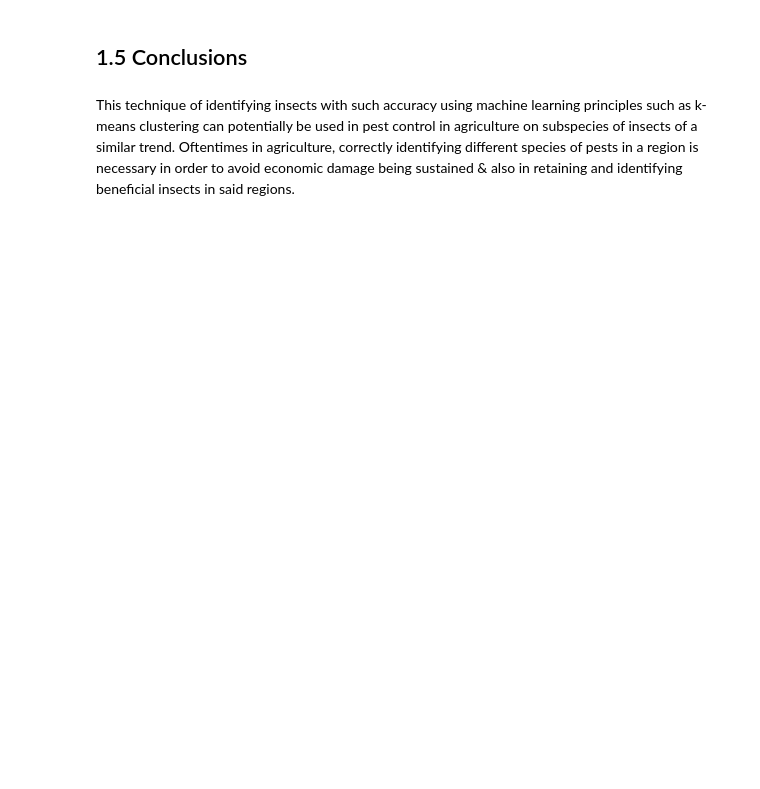
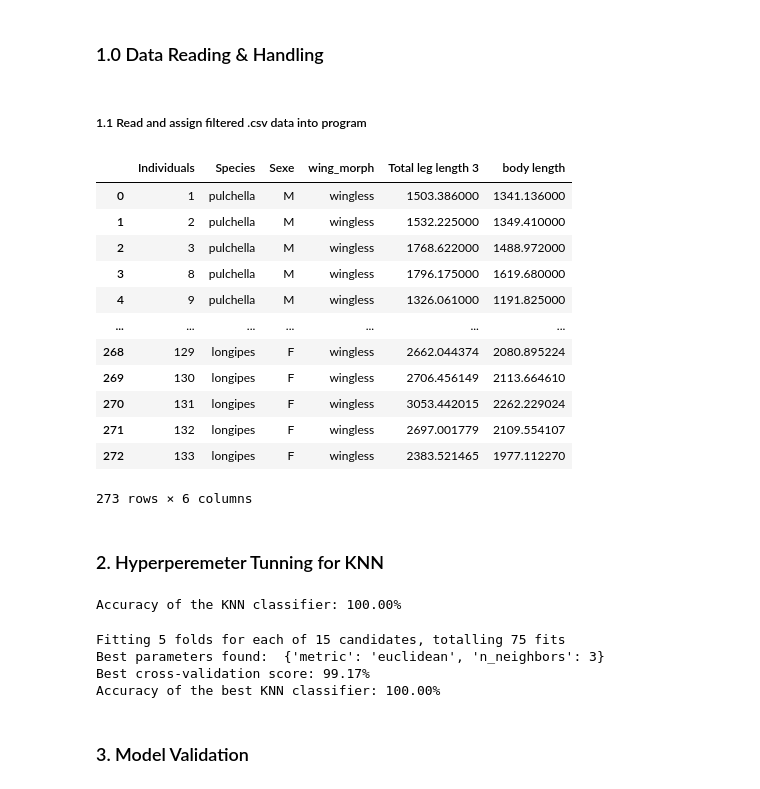
Before and after one commit to LNkholise/Data-classification-projects, a Jupyter notebook: Water_striders/Water_Strider classification by species.ipynb, the cells around one changed output. Drawn from its saved outputs; the diff is of its cells as text; code cells hidden in the pictures; blank space fills up the shorter version.

Commit message:
Changed the analysis from K means to KNN

```diff
--- a/Water_striders/Water_Strider classification by species.ipynb
+++ b/Water_striders/Water_Strider classification by species.ipynb
@@ -95,4 +0,0 @@ Text(0, 0.5, 'total leg length')
-# %% [markdown]
-## 1.5 Conclusions
-# %% [markdown]
-This technique of identifying insects with such accuracy using machine learning principles such as k-means clustering can potentially be used in pest control in agriculture on subspecies of insects of a similar trend. Oftentimes in agriculture, correctly identifying different species of pests in a region is necessary in order to avoid economic damage being sustained & also in retaining and identifying beneficial insects in said regions.
@@ -98,0 +15,21 @@ This technique of identifying insects with such accuracy using machine learning
+# %% [markdown]
+### 1.0 Data Reading & Handling
+# %% [markdown]
+##### 1.1 Read and assign filtered .csv data into program
+# %%
+c_data = pd.read_csv("Allometry_all microvelia species.csv")
+c_data
+# %% [output]
+|  | Individuals | Species | Sexe | wing_morph | Total leg length 3 | body length |
+| 0 | 1 | pulchella | M | wingless | 1503.386000 | 1341.136000 |
+| 1 | 2 | pulchella | M | wingless | 1532.225000 | 1349.410000 |
+| 2 | 3 | pulchella | M | wingless | 1768.622000 | 1488.972000 |
+| 3 | 8 | pulchella | M | wingless | 1796.175000 | 1619.680000 |
+| 4 | 9 | pulchella | M | wingless | 1326.061000 | 1191.825000 |
+| ... | ... | ... | ... | ... | ... | ... |
+| 268 | 129 | longipes | F | wingless | 2662.044374 | 2080.895224 |
+| 269 | 130 | longipes | F | wingless | 2706.456149 | 2113.664610 |
+| 270 | 131 | longipes | F | wingless | 3053.442015 | 2262.229024 |
+| 271 | 132 | longipes | F | wingless | 2697.001779 | 2109.554107 |
+| 272 | 133 | longipes | F | wingless | 2383.521465 | 1977.112270 |
+273 rows × 6 columns
@@ -98,0 +50,51 @@ This technique of identifying insects with such accuracy using machine learning
+# %% [markdown]
+### 2. Hyperperemeter Tunning for KNN
+# %%
+from sklearn.neighbors import KNeighborsClassifier
+from sklearn.metrics import accuracy_score
+
+# KNN init
+knn = KNeighborsClassifier(n_neighbors=4)
+
+# Fitting the model on the training data
+knn.fit(x_train_scaled, y_train.ravel())
+
+# Predict on the test set
+y_pred = knn.predict(X_test_scaled)
+
+print("Accuracy of the KNN classifier: {:.2f}%".format(accuracy_score(y_test, y_pred) * 100))
+# %% [output]
+Accuracy of the KNN classifier: 100.00%
+# %%
+# hyperparameter tuning: cross-validation and grid search
+from sklearn.model_selection import GridSearchCV
+
+# let's set up a parameter grid for hyperparameter tuning
+param_grid = {
+    'n_neighbors': [3, 5, 7, 9, 11],  # Testing different values of k
+    'metric': ['euclidean', 'manhattan', 'minkowski']  # Testing different distance metrics
+}
+
+# Initialize the GridSearchCV object
+grid_search = GridSearchCV(KNeighborsClassifier(), param_grid, cv=5, n_jobs=-1, verbose=1)
+
+# Fitting the model with the best possible params]
+grid_search.fit(x_train_scaled, y_train.ravel())
+
+# Get the best parameters and score
+print("Best parameters found: ", grid_search.best_params_)
+print("Best cross-validation score: {:.2f}%".format(grid_search.best_score_ * 100))
+
+# Get the best model and make predictions on the test set
+best_knn = grid_search.best_estimator_
+y_pred_best_knn = best_knn.predict(X_test_scaled)
+
+# Evaluate the accuracy of the best model
+print("Accuracy of the best KNN classifier: {:.2f}%".format(accuracy_score(y_test, y_pred_best_knn) * 100))
+# %% [output]
+Fitting 5 folds for each of 15 candidates, totalling 75 fits
+Best parameters found:  {'metric': 'euclidean', 'n_neighbors': 3}
+Best cross-validation score: 99.17%
+Accuracy of the best KNN classifier: 100.00%
+# %% [markdown]
+### 3. Model Validation
```
Also changed, not shown: parts of 27 cells of this notebook.
